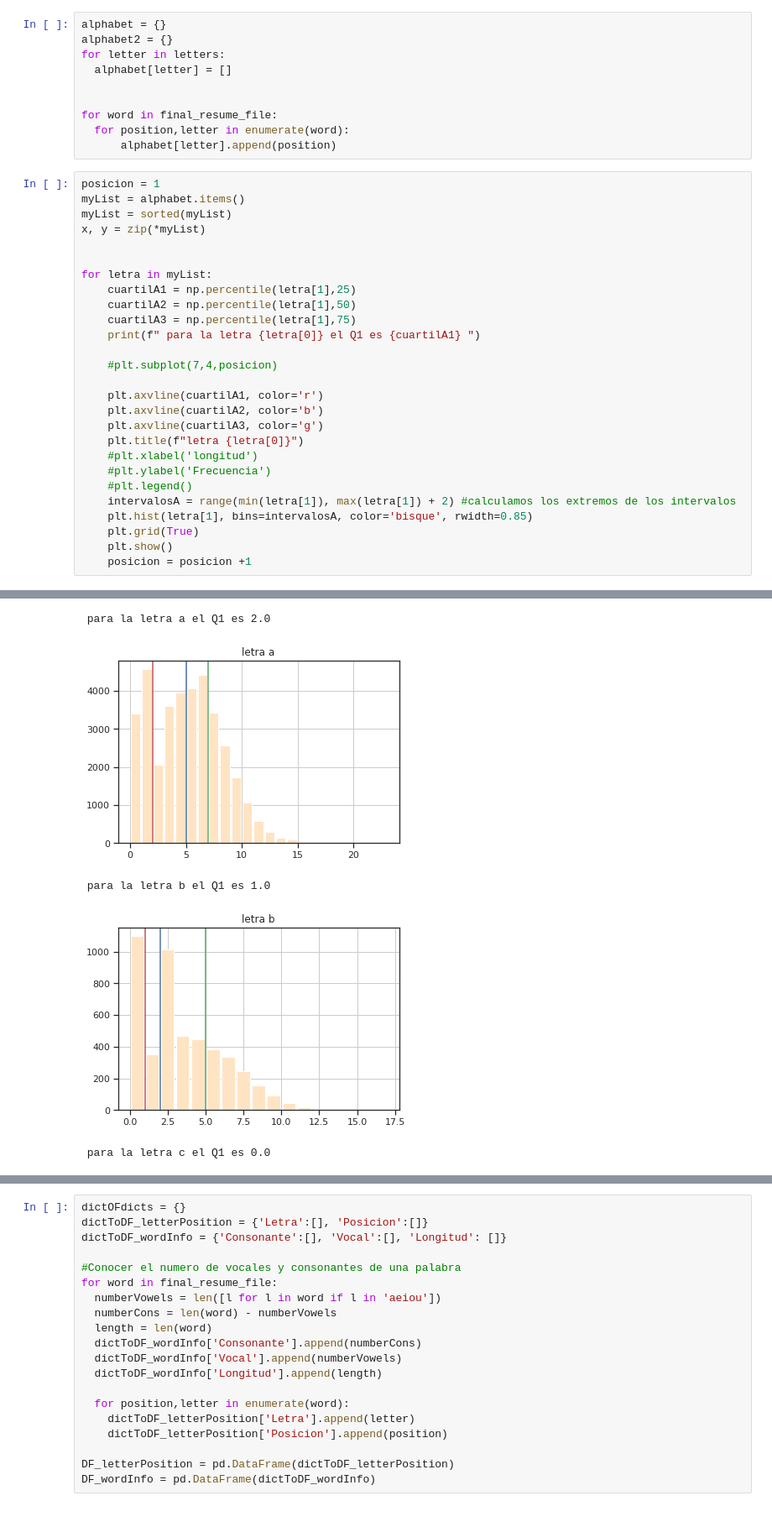
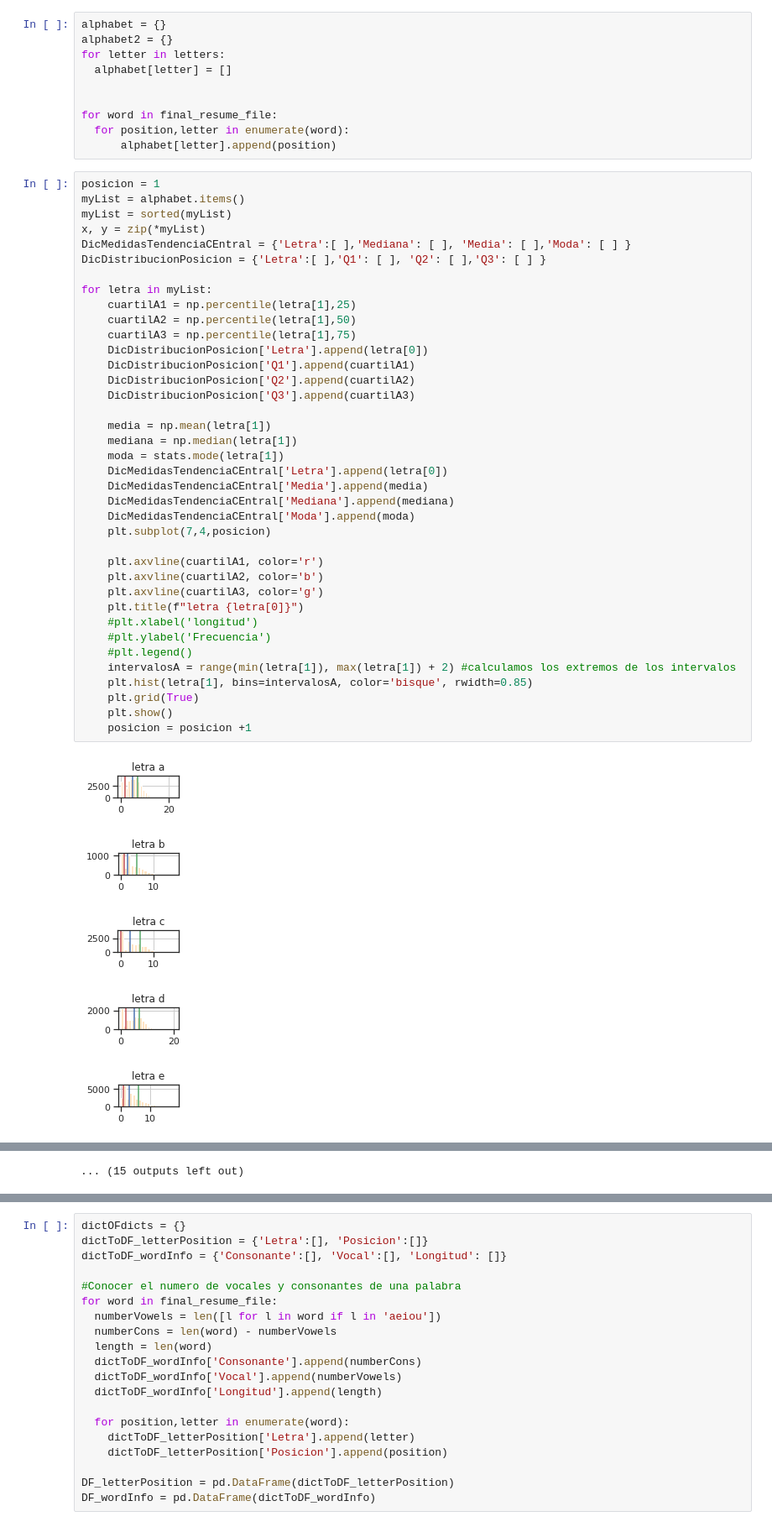
Before and after one commit to Ladangigo/WORDLE_Entendimiento_datos, a Jupyter notebook: Estadisticos.ipynb, the cells around one changed output, grey strips where cells are left out. Shown at 84% size. Drawn from its saved outputs; the diff is of its cells as text.

```diff
--- a/Estadisticos.ipynb
+++ b/Estadisticos.ipynb
@@ -133,28 +163,44 @@ for word in final_resume_file:
 # %%
 posicion = 1
 myList = alphabet.items()
 myList = sorted(myList)
 x, y = zip(*myList)
-
+DicMedidasTendenciaCEntral = {'Letra':[ ],'Mediana': [ ], 'Media': [ ],'Moda': [ ] }
+DicDistribucionPosicion = {'Letra':[ ],'Q1': [ ], 'Q2': [ ],'Q3': [ ] }
 
 for letra in myList:
     cuartilA1 = np.percentile(letra[1],25)
     cuartilA2 = np.percentile(letra[1],50)
     cuartilA3 = np.percentile(letra[1],75)
-    print(f" para la letra {letra[0]} el Q1 es {cuartilA1} ")
+    DicDistribucionPosicion['Letra'].append(letra[0])
+    DicDistribucionPosicion['Q1'].append(cuartilA1)
+    DicDistribucionPosicion['Q2'].append(cuartilA2)
+    DicDistribucionPosicion['Q3'].append(cuartilA3)
 
-    #plt.subplot(7,4,posicion)
+    media = np.mean(letra[1])
+    mediana = np.median(letra[1])
+    moda = stats.mode(letra[1])
+    DicMedidasTendenciaCEntral['Letra'].append(letra[0])
+    DicMedidasTendenciaCEntral['Media'].append(media)
+    DicMedidasTendenciaCEntral['Mediana'].append(mediana)
+    DicMedidasTendenciaCEntral['Moda'].append(moda)
+    plt.subplot(7,4,posicion)
 
     plt.axvline(cuartilA1, color='r')
     plt.axvline(cuartilA2, color='b')
     plt.axvline(cuartilA3, color='g')
     plt.title(f"letra {letra[0]}")
     #plt.xlabel('longitud')
     #plt.ylabel('Frecuencia')
     #plt.legend()
     intervalosA = range(min(letra[1]), max(letra[1]) + 2) #calculamos los extremos de los intervalos
     plt.hist(letra[1], bins=intervalosA, color='bisque', rwidth=0.85)
     plt.grid(True)
     plt.show()
     posicion = posicion +1
 # %% [output]
+[figure, new version]
+[figure, new version]
+[figure, new version]
+[figure, new version]
+[figure, new version]
@@ -161,5 +214 @@ for letra in myList:
- para la letra a el Q1 es 2.0
+... (15 outputs left out)
-[figure, old version]
- para la letra b el Q1 es 1.0
-[figure, old version]
- para la letra c el Q1 es 0.0
```
Also changed, not shown: parts of 20 cells of this notebook.
